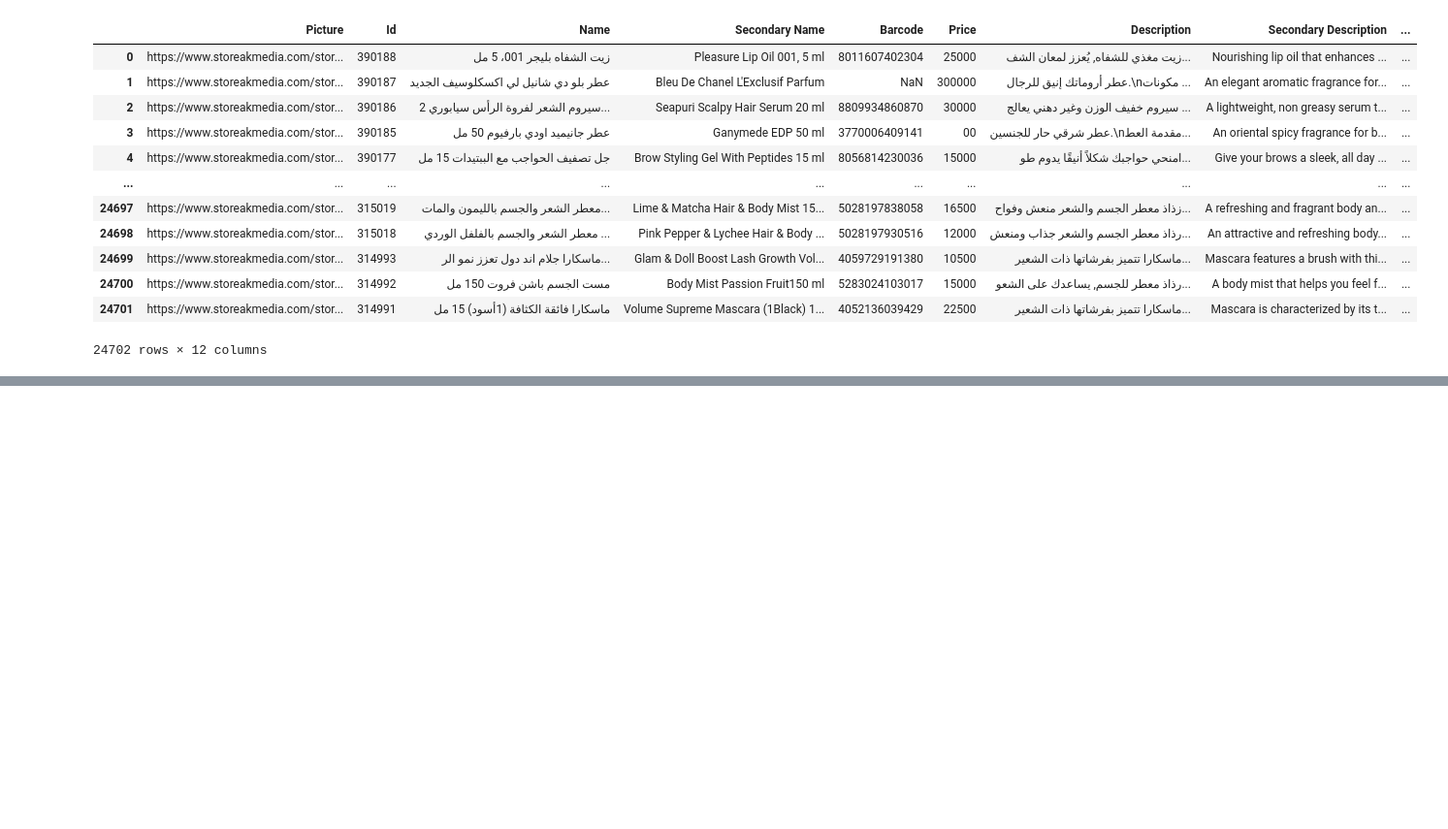
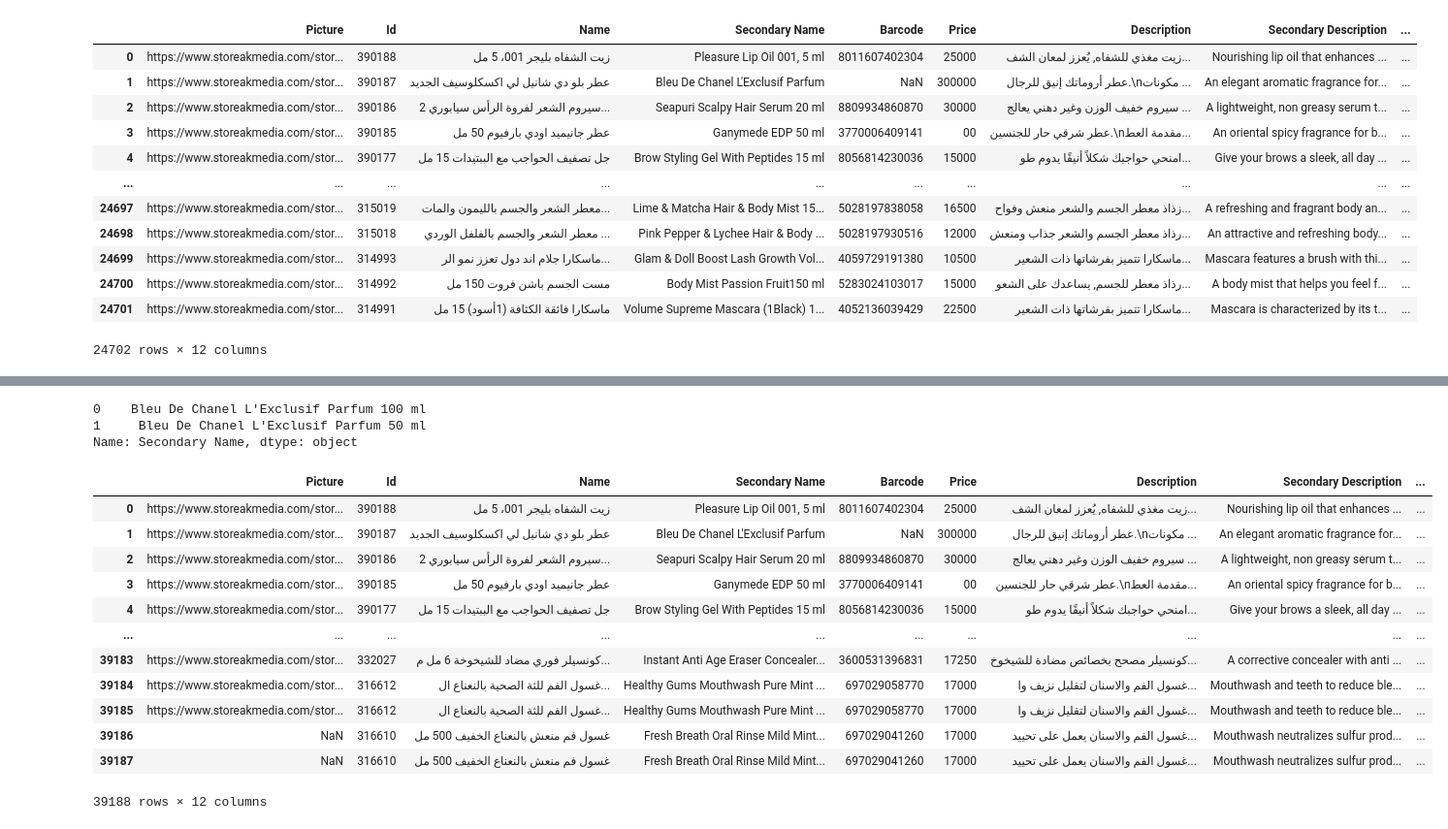
Before and after one commit to Ahmadhumayoun/AdvancePythonClassRepo, a Jupyter notebook: DataAnalasis40.ipynb, the cells around one changed output, grey strips where cells are left out. Shown at 97% size. Saved outputs shown, nothing was run; the diff lists cells and outputs as text; code cells hidden in the pictures; blank space fills up the shorter version.

```diff
--- a/DataAnalasis40.ipynb
+++ b/DataAnalasis40.ipynb
@@ -84,9 +84,6 @@ itemSheet
 # %%
 collectionsSheet["Item Name"] = collectionsSheet["Item Name"] + " " + collectionsSheet["Color"]
 collectionsSheet["Secondary Item Name"] = collectionsSheet["Secondary Item Name"] + " " + collectionsSheet["Secondary Color"]
-
-
-collectionsSheet["Secondary Item Name"] = collectionsSheet["Secondary Item Name"] + " " + collectionsSheet["Secondary Color"]
 # %%
 collectionsSheet
 # %% [output]
@@ -183,0 +213,2 @@ itemSheet
+# %%
+collectionsSheet.rename(columns={"Item Name":"Name","Secondary Item Name":"Secondary Name","Item Id":"Id",},inplace=True)
@@ -183,0 +231,43 @@ itemSheet
+# %%
+collectionsSheet.loc[collectionsSheet["Id"]==390187,"Secondary Name"]
+# %% [output]
+0    Bleu De Chanel L'Exclusif Parfum 100 ml
+1     Bleu De Chanel L'Exclusif Parfum 50 ml
+Name: Secondary Name, dtype: object
+# %%
+for eachId in list(collectionsSheet["Id"]):
+    if eachId in list(itemSheet["Id"]):
+        #===============#
+        Picture = collectionsSheet.loc[collectionsSheet["Id"]==eachId,"Picture"].values[0]
+        Id = collectionsSheet.loc[collectionsSheet["Id"]==eachId,"Id"].values[0]
+        Name = collectionsSheet.loc[collectionsSheet["Id"]==eachId,"Name"].values[0]
+        SecondaryName = collectionsSheet.loc[collectionsSheet["Id"]==eachId,"Secondary Name"].values[0]
+        Price = collectionsSheet.loc[collectionsSheet["Id"]==eachId,"Price"].values[0]
+        mBarcode = collectionsSheet.loc[collectionsSheet["Id"]==eachId,"Barcode"].values[0]
+        #===============#
+        Description = itemSheet.loc[itemSheet["Id"]==eachId,"Description"].values[0]
+        SecondaryDescription = itemSheet.loc[itemSheet["Id"]==eachId,"Secondary Description"].values[0]
+        Menu = itemSheet.loc[itemSheet["Id"]==eachId,"Menu"].values[0]
+        Brand = itemSheet.loc[itemSheet["Id"]==eachId,"Brand"].values[0]
+        SecondaryBrand =itemSheet.loc[itemSheet["Id"]==eachId,"Secondary Brand"].values[0]
+        HasCollection = True
+        #===============#
+        finaLRow = [Picture,Id,Name,SecondaryName,mBarcode,Price,Description,SecondaryDescription,Menu,Brand,SecondaryBrand,HasCollection]
+        currentrowNumber = len(itemSheet["Id"])
+        itemSheet.loc[currentrowNumber] = finaLRow
+# %%
+itemSheet
+# %% [output]
+|  | Picture | Id | Name | Secondary Name | Barcode | Price | Description | Secondary Description | ... |
+| 0 | https://www.storeakmedia.com/stor... | 390188 | زيت الشفاه بليجر 001، 5 مل | Pleasure Lip Oil 001, 5 ml | 8011607402304 | 25000 | زيت مغذي للشفاه, يُعزز لمعان الشف... | Nourishing lip oil that enhances ... | ... |
+| 1 | https://www.storeakmedia.com/stor... | 390187 | عطر بلو دي شانيل لي اكسكلوسيف الجديد | Bleu De Chanel L'Exclusif Parfum | NaN | 300000 | عطر أروماتك إنيق للرجال.\nمكونات ... | An elegant aromatic fragrance for... | ... |
+| 2 | https://www.storeakmedia.com/stor... | 390186 | سيروم الشعر لفروة الرأس سيابوري 2... | Seapuri Scalpy Hair Serum 20 ml | 8809934860870 | 30000 | سيروم خفيف الوزن وغير دهني يعالج ... | A lightweight, non greasy serum t... | ... |
+| 3 | https://www.storeakmedia.com/stor... | 390185 | عطر جانيميد اودي بارفيوم 50 مل | Ganymede EDP 50 ml | 3770006409141 | 00 | عطر شرقي حار للجنسين.\nمقدمة العط... | An oriental spicy fragrance for b... | ... |
+| 4 | https://www.storeakmedia.com/stor... | 390177 | جل تصفيف الحواجب مع الببتيدات 15 مل | Brow Styling Gel With Peptides 15 ml | 8056814230036 | 15000 | امنحي حواجبك شكلاً أنيقًا يدوم طو... | Give your brows a sleek, all day ... | ... |
+| ... | ... | ... | ... | ... | ... | ... | ... | ... | ... |
+| 39183 | https://www.storeakmedia.com/stor... | 332027 | كونسيلر فوري مضاد للشيخوخة 6 مل م... | Instant Anti Age Eraser Concealer... | 3600531396831 | 17250 | كونسيلر مصحح بخصائص مضادة للشيخوخ... | A corrective concealer with anti ... | ... |
+| 39184 | https://www.storeakmedia.com/stor... | 316612 | غسول الفم للثة الصحية بالنعناع ال... | Healthy Gums Mouthwash Pure Mint ... | 697029058770 | 17000 | غسول الفم والاسنان لتقليل نزيف وا... | Mouthwash and teeth to reduce ble... | ... |
+| 39185 | https://www.storeakmedia.com/stor... | 316612 | غسول الفم للثة الصحية بالنعناع ال... | Healthy Gums Mouthwash Pure Mint ... | 697029058770 | 17000 | غسول الفم والاسنان لتقليل نزيف وا... | Mouthwash and teeth to reduce ble... | ... |
+| 39186 | NaN | 316610 | غسول فم منعش بالنعناع الخفيف 500 مل | Fresh Breath Oral Rinse Mild Mint... | 697029041260 | 17000 | غسول الفم والاسنان يعمل على تحييد... | Mouthwash neutralizes sulfur prod... | ... |
+| 39187 | NaN | 316610 | غسول فم منعش بالنعناع الخفيف 500 مل | Fresh Breath Oral Rinse Mild Mint... | 697029041260 | 17000 | غسول الفم والاسنان يعمل على تحييد... | Mouthwash neutralizes sulfur prod... | ... |
+39188 rows × 12 columns
```
Also changed, not shown: parts of 5 cells of this notebook, 1 other file.
